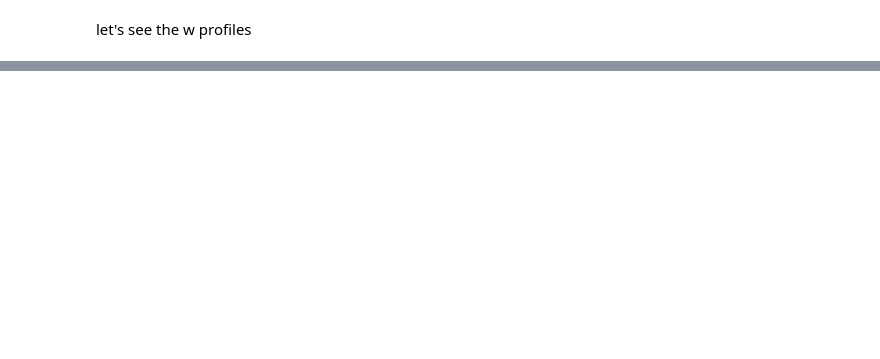
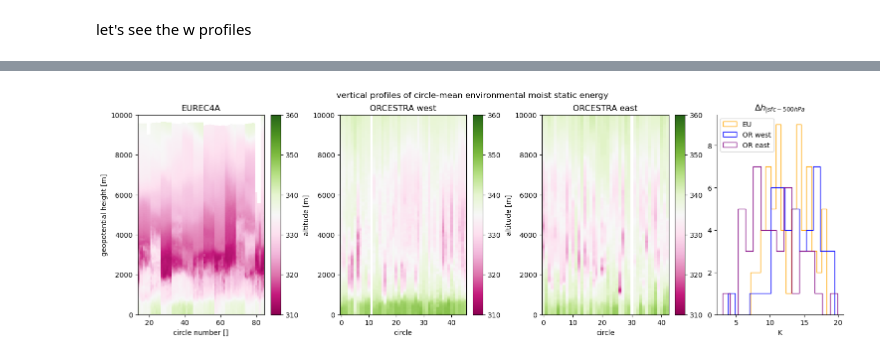
Before and after one commit to meteorologopazzo/BCO_observational, a Jupyter notebook: w_circle_drops.ipynb, the cells around one changed output, grey strips where cells are left out. Cells and saved outputs as stored; diff of their text form; code cells hidden in the pictures; blank space fills up the shorter version.

```diff
--- a/w_circle_drops.ipynb
+++ b/w_circle_drops.ipynb
@@ -236,0 +244,51 @@ rhow_orw = beach4w.omega / (- g)
+# %%
+h_eu = cp*joanne4.ta + g*joanne4.alt + Lv*joanne4.q
+dhdp_eu = h_eu.differentiate("alt", edge_order=2) / joanne4.p.differentiate("alt", edge_order=2)
+
+vertAdv_eu = -joanne4.omega * dhdp_eu
+# %%
+h_orw = cp*beach4w.ta_mean + g*beach4w.altitude + Lv*beach4w.q_mean
+dhdp_orw = h_orw.differentiate("altitude", edge_order=2) / beach4w.p_mean.differentiate("altitude", edge_order=2)
+
+vertAdv_orw = -beach4w.omega * dhdp_orw
+
+
+
+h_ore = cp*beach4e.ta_mean + g*beach4e.altitude + Lv*beach4e.q_mean
+dhdp_ore = h_ore.differentiate("altitude", edge_order=2) / beach4e.p_mean.differentiate("altitude", edge_order=2)
+
+vertAdv_ore = -beach4e.omega * dhdp_ore
+# %%
+fig, ax = plt.subplots(1, 4, figsize=(15, 5), constrained_layout=True)
+fig.suptitle(r"vertical profiles of circle-mean environmental moist static energy")
+
+(h_eu/cp).plot(ax=ax[0], y="alt", cbar_kwargs={"label": ""}, vmin=310, vmax=360, cmap="PiYG")
+# ax[0].plot(h_eu, joanne4.p )
+ax[0].set_title("EUREC4A")
+
+(h_orw/cp).plot(ax=ax[1], y="altitude", cbar_kwargs={"label": ""}, vmin=310, vmax=360, cmap="PiYG")
+# ax[1].plot(h_orw, beach4w.p_mean )
+ax[1].set_title("ORCESTRA west")
+
+(h_ore/cp).plot(ax=ax[2], y="altitude", cbar_kwargs={"label": ""}, vmin=310, vmax=360, cmap="PiYG")
+# ax[2].plot(h_ore, beach4e.p_mean )
+ax[2].set_title("ORCESTRA east")
+
+
+###  jump in MSE from surface to 500 hPa  ###
+mid_eu = (joanne4.p > 490e2) & (joanne4.p < 510e2)
+((h_eu.sel(alt=slice(5, 40)).mean(dim="alt") - h_eu.where(mid_eu, drop=True).mean(dim="alt"))   /cp).plot.hist(bins=15, histtype="step", color="orange", label="EU")
+
+mid_orw = (beach4w.p_mean > 490e2) & (beach4w.p_mean < 510e2)
+mid_ore = (beach4e.p_mean > 490e2) & (beach4e.p_mean < 510e2)
+((h_orw.sel(altitude=slice(5, 40)).mean(dim="altitude") - h_orw.where(mid_orw).mean(dim="altitude"))   /cp).plot.hist(bins=15, histtype="step", color="blue", label="OR west")
+((h_ore.sel(altitude=slice(5, 40)).mean(dim="altitude") - h_ore.where(mid_ore).mean(dim="altitude"))   /cp).plot.hist(bins=15, histtype="step", color="purple", label="OR east")
+
+ax[3].set_title(r"$\Delta h_{|sfc - 500 hPa}$")
+ax[3].set_xlabel("K")
+ax[3].legend()
+
+for spine in ["right", "top"]:
+    ax[3].spines[spine].set_visible(False)
+# %% [output]
+[figure, added]
```
Also changed, not shown: parts of 18 cells of this notebook, 9 other files.
